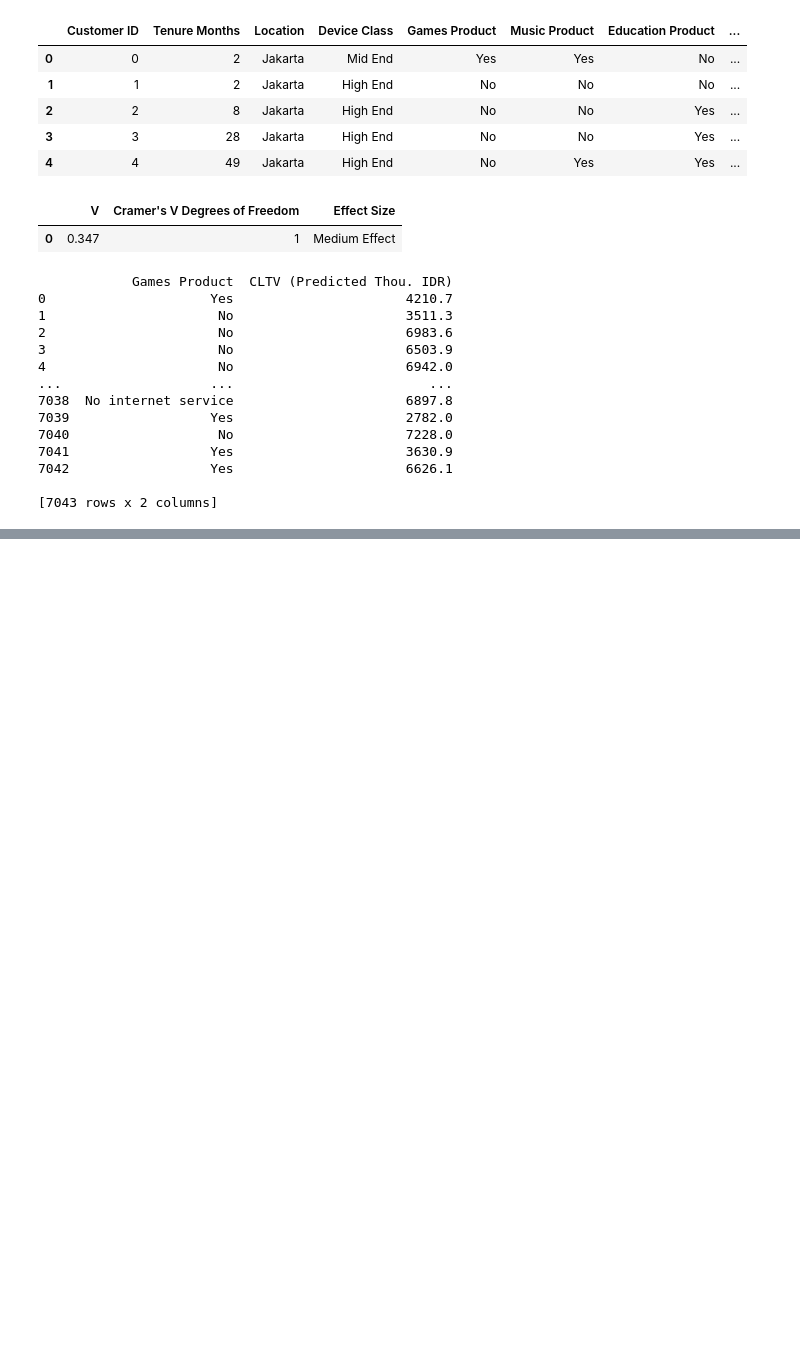
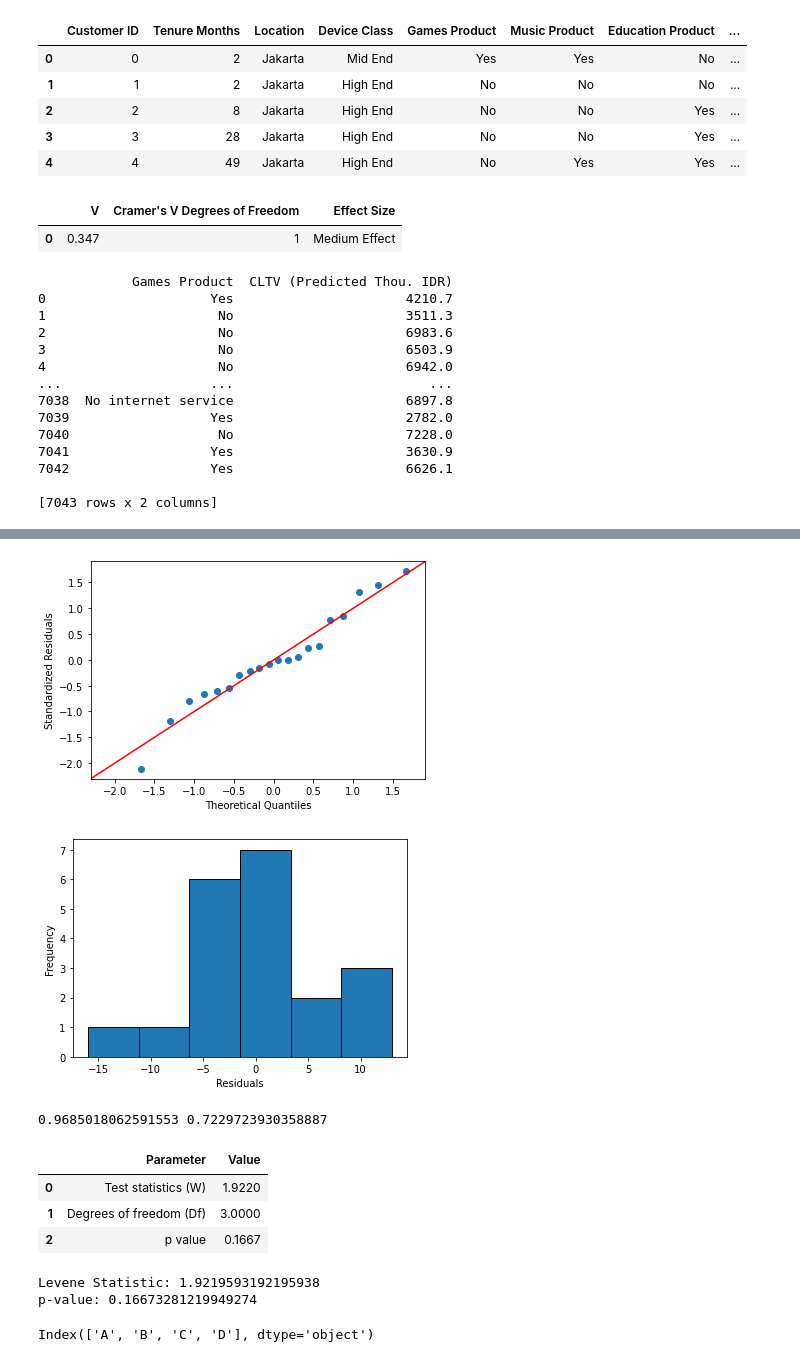
Before and after one commit to maulairfani/customer-churn, a Jupyter notebook: product_usage_analysis.ipynb, the cells around one changed output, grey strips where cells are left out. Drawn from its saved outputs; the diff is of its cells as text; code cells hidden in the pictures; blank space fills up the shorter version.

```diff
--- a/product_usage_analysis.ipynb
+++ b/product_usage_analysis.ipynb
@@ -199,0 +395,9 @@ print(df[["Games Product", "CLTV (Predicted Thou. IDR)"]])
+# %%
+# we will use bioinfokit (v1.0.3 or later) for performing tukey HSD test
+# check documentation here https://github.com/reneshbedre/bioinfokit
+from bioinfokit.analys import stat
+# perform multiple pairwise comparison (Tukey's HSD)
+# unequal sample size data, tukey_hsd uses Tukey-Kramer test
+res = stat()
+res.tukey_hsd(df=df_melt, res_var='value', xfac_var='treatments', anova_model='value ~ C(treatments)')
+res.tukey_summary
@@ -199,0 +412,53 @@ print(df[["Games Product", "CLTV (Predicted Thou. IDR)"]])
+# %%
+import statsmodels.api as sm
+import matplotlib.pyplot as plt
+# res.anova_std_residuals are standardized residuals obtained from ANOVA (check above)
+sm.qqplot(res.anova_std_residuals, line='45')
+plt.xlabel("Theoretical Quantiles")
+plt.ylabel("Standardized Residuals")
+plt.show()
+
+# histogram
+plt.hist(res.anova_model_out.resid, bins='auto', histtype='bar', ec='k')
+plt.xlabel("Residuals")
+plt.ylabel('Frequency')
+plt.show()
+# %% [output]
+[figure, added]
+[figure, added]
+# %%
+import scipy.stats as stats
+w, pvalue = stats.shapiro(model.resid)
+print(w, pvalue)
+# %% [output]
+0.9685018062591553 0.7229723930358887
+# %%
+from bioinfokit.analys import stat
+res = stat()
+res.levene(df=df_melt, res_var='value', xfac_var='treatments')
+res.levene_summary
+# %% [output]
+|  | Parameter | Value |
+| 0 | Test statistics (W) | 1.9220 |
+| 1 | Degrees of freedom (Df) | 3.0000 |
+| 2 | p value | 0.1667 |
+# %%
+import scipy.stats as stats
+
+# Contoh data untuk tiga kelompok
+group1 = [68, 72, 65, 74, 70]
+group2 = [58, 63, 60, 62, 59]
+group3 = [78, 83, 80, 85, 82]
+
+# Melakukan uji Levene
+statistic, p_value = stats.levene(df['A'], df['B'], df['C'], df['D'])
+
+print("Levene Statistic:", statistic)
+print("p-value:", p_value)
+# %% [output]
+Levene Statistic: 1.9219593192195938
+p-value: 0.16673281219949274
+# %%
+df.columns
+# %% [output]
+Index(['A', 'B', 'C', 'D'], dtype='object')
```
Also changed, not shown: parts of 25 cells of this notebook, 2 other files.
